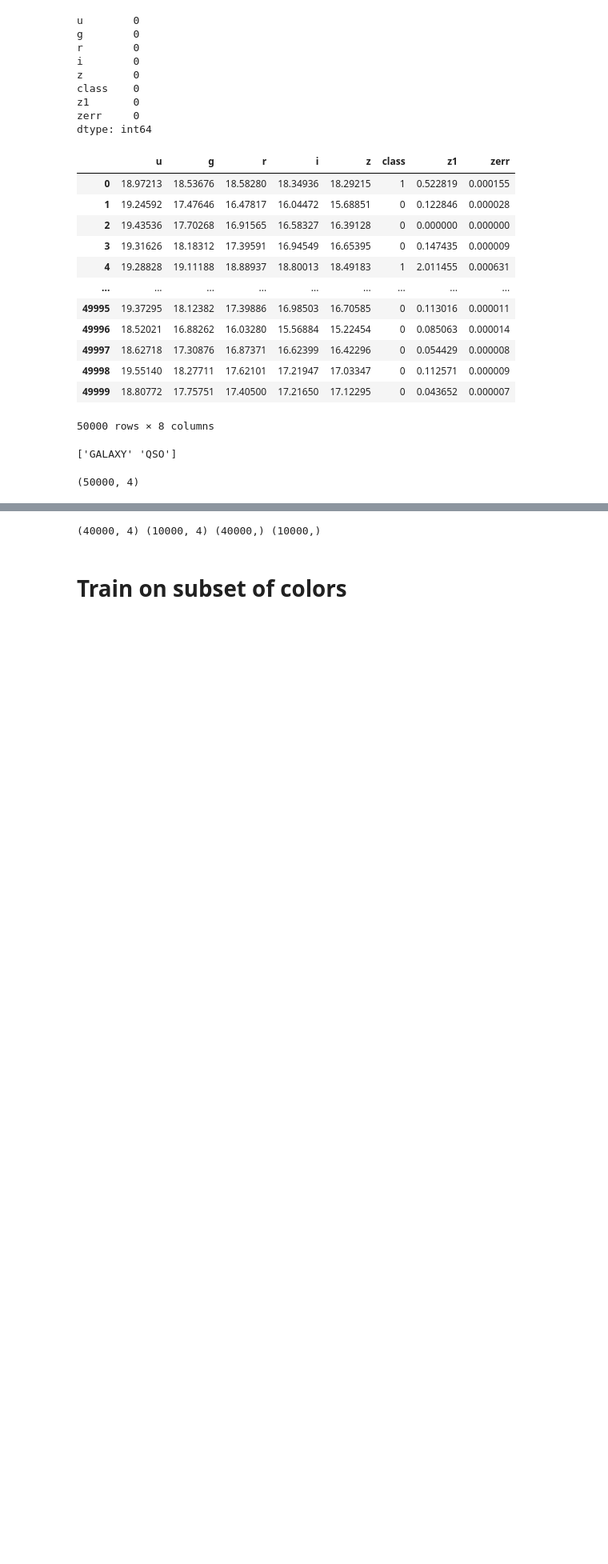
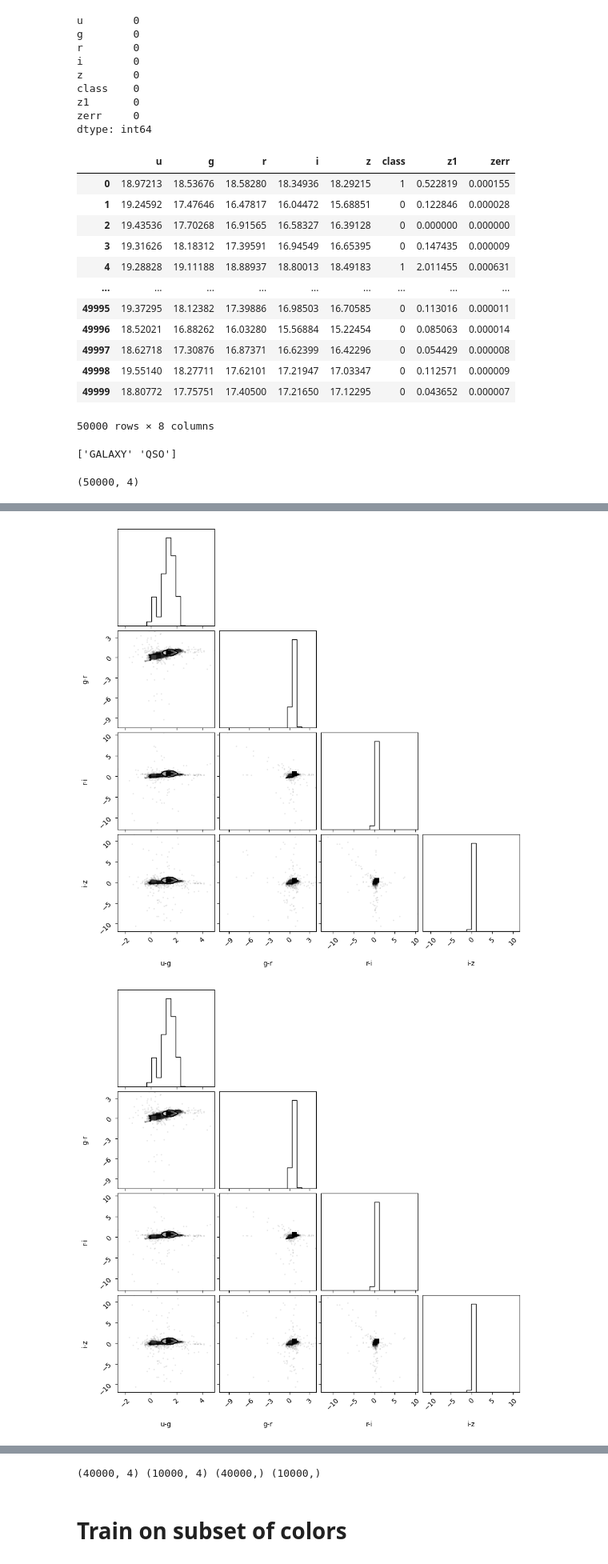
Before and after one commit to F3Solid/astrostatistics_bicocca_2024_exercises, a Jupyter notebook: L19/galaxies_vs_quasars.ipynb, the cells around one changed output, grey strips where cells are left out. Shown at 80% size. Saved outputs shown, nothing was run; the diff lists cells and outputs as text; code cells hidden in the pictures; blank space fills up the shorter version.

```diff
--- a/L19/galaxies_vs_quasars.ipynb
+++ b/L19/galaxies_vs_quasars.ipynb
@@ -97,3 +99,8 @@ for lb, i in zip(colors_labels, range(len(colors_labels))):
 colors.shape
 # %% [output]
 (50000, 4)
+# %%
+# Plot the distributions of the colors
+# I don't know why it plots it 2 times
+corner.corner(colors, labels=colors_labels)
+# %% [output]
@@ -99,0 +113,2 @@ colors.shape
+[figure, added]
+[figure, added]
```
Also changed, not shown: parts of 8 cells of this notebook.
